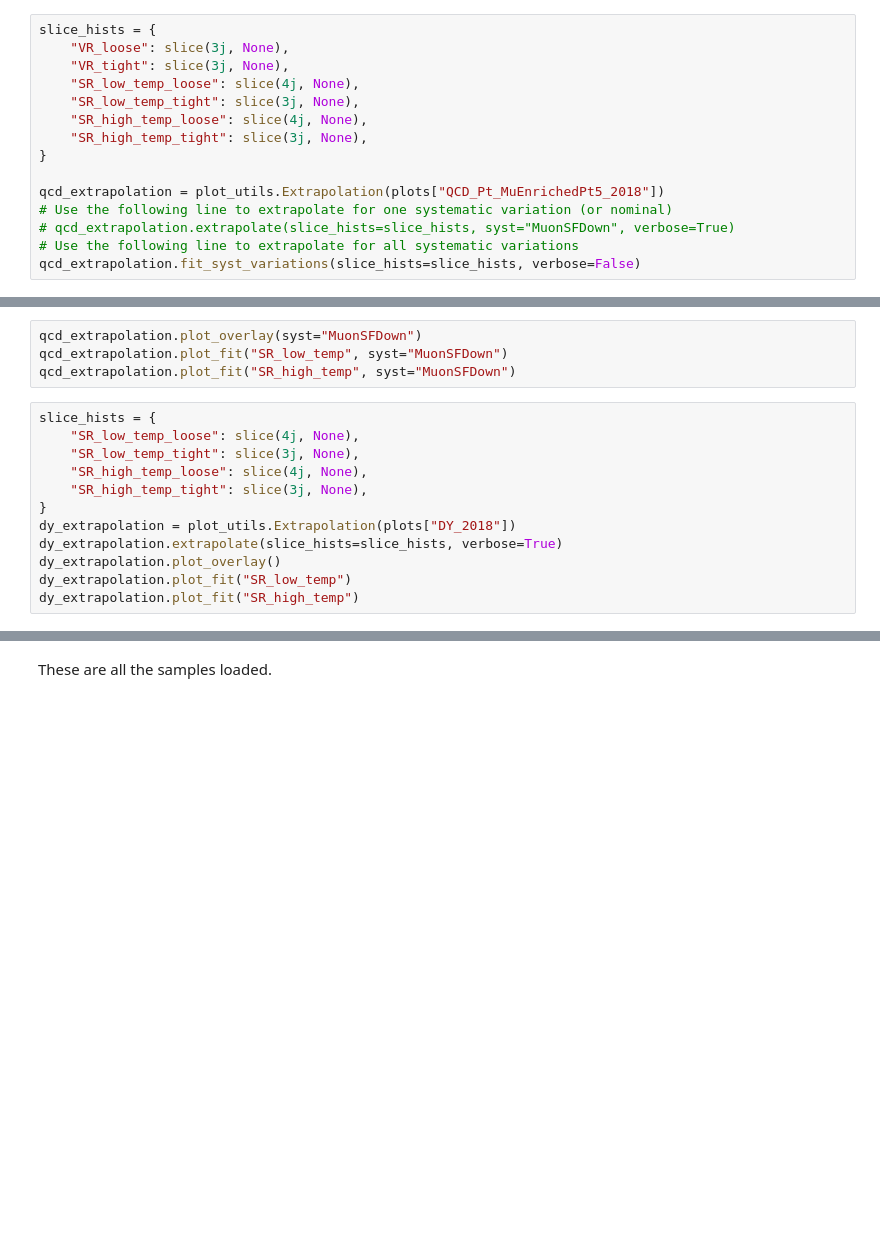
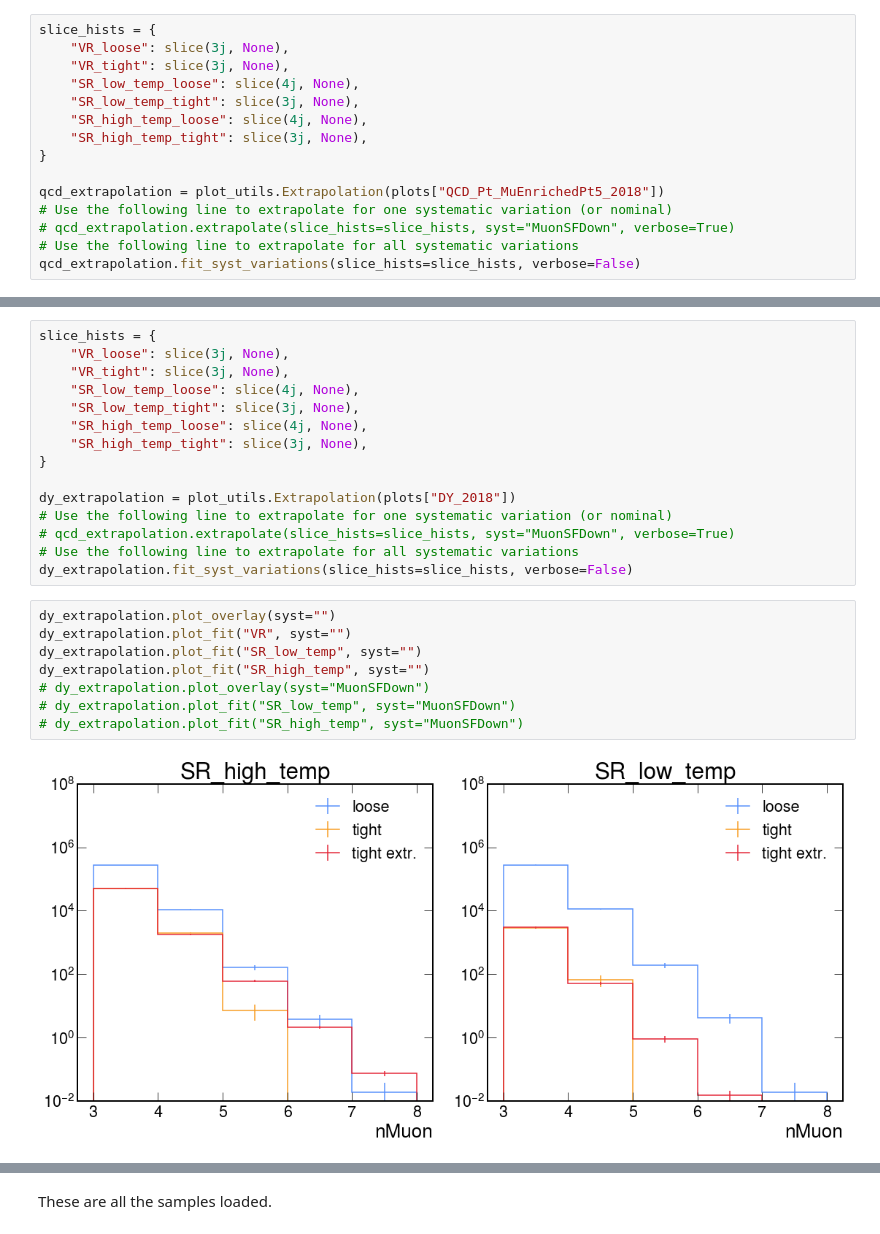
Before and after one commit to chrispap95/SUEPCoffea_dask, a Jupyter notebook: plotting/notebooks/plot_full_analysis_Dec2024_syst.ipynb, the cells around one changed output, grey strips where cells are left out. Cells and saved outputs as stored; diff of their text form; blank space fills up the shorter version.

```diff
--- a/plotting/notebooks/plot_full_analysis_Dec2024_syst.ipynb
+++ b/plotting/notebooks/plot_full_analysis_Dec2024_syst.ipynb
@@ -104,16 +208,25 @@ qcd_extrapolation.plot_fit("SR_high_temp", syst="")
-# %%
-qcd_extrapolation.plot_overlay(syst="MuonSFDown")
-qcd_extrapolation.plot_fit("SR_low_temp", syst="MuonSFDown")
-qcd_extrapolation.plot_fit("SR_high_temp", syst="MuonSFDown")
 # %%
 slice_hists = {
+    "VR_loose": slice(3j, None),
+    "VR_tight": slice(3j, None),
     "SR_low_temp_loose": slice(4j, None),
     "SR_low_temp_tight": slice(3j, None),
     "SR_high_temp_loose": slice(4j, None),
     "SR_high_temp_tight": slice(3j, None),
 }
+
 dy_extrapolation = plot_utils.Extrapolation(plots["DY_2018"])
-dy_extrapolation.extrapolate(slice_hists=slice_hists, verbose=True)
-dy_extrapolation.plot_overlay()
-dy_extrapolation.plot_fit("SR_low_temp")
-dy_extrapolation.plot_fit("SR_high_temp")
+# Use the following line to extrapolate for one systematic variation (or nominal)
+# qcd_extrapolation.extrapolate(slice_hists=slice_hists, syst="MuonSFDown", verbose=True)
+# Use the following line to extrapolate for all systematic variations
+dy_extrapolation.fit_syst_variations(slice_hists=slice_hists, verbose=False)
+# %%
+dy_extrapolation.plot_overlay(syst="")
+dy_extrapolation.plot_fit("VR", syst="")
+dy_extrapolation.plot_fit("SR_low_temp", syst="")
+dy_extrapolation.plot_fit("SR_high_temp", syst="")
+# dy_extrapolation.plot_overlay(syst="MuonSFDown")
+# dy_extrapolation.plot_fit("SR_low_temp", syst="MuonSFDown")
+# dy_extrapolation.plot_fit("SR_high_temp", syst="MuonSFDown")
+# %% [output]
+[figure, added]
```
Also changed, not shown: parts of 14 cells of this notebook, 36 other files.
